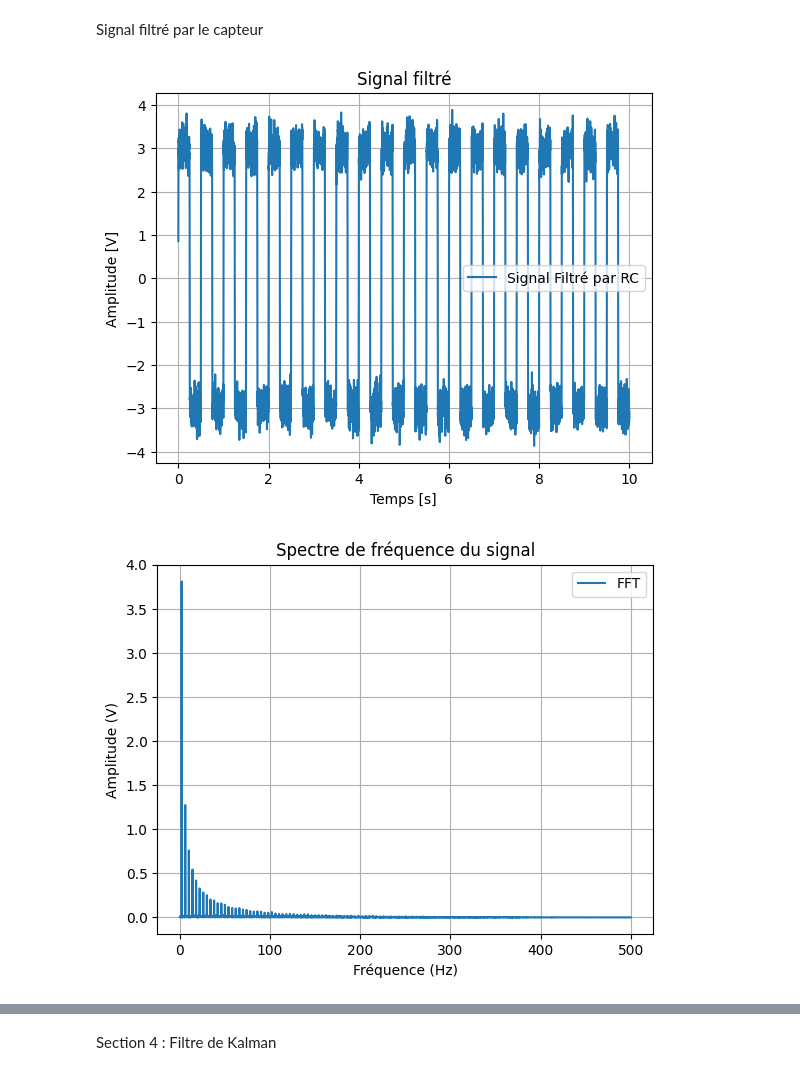
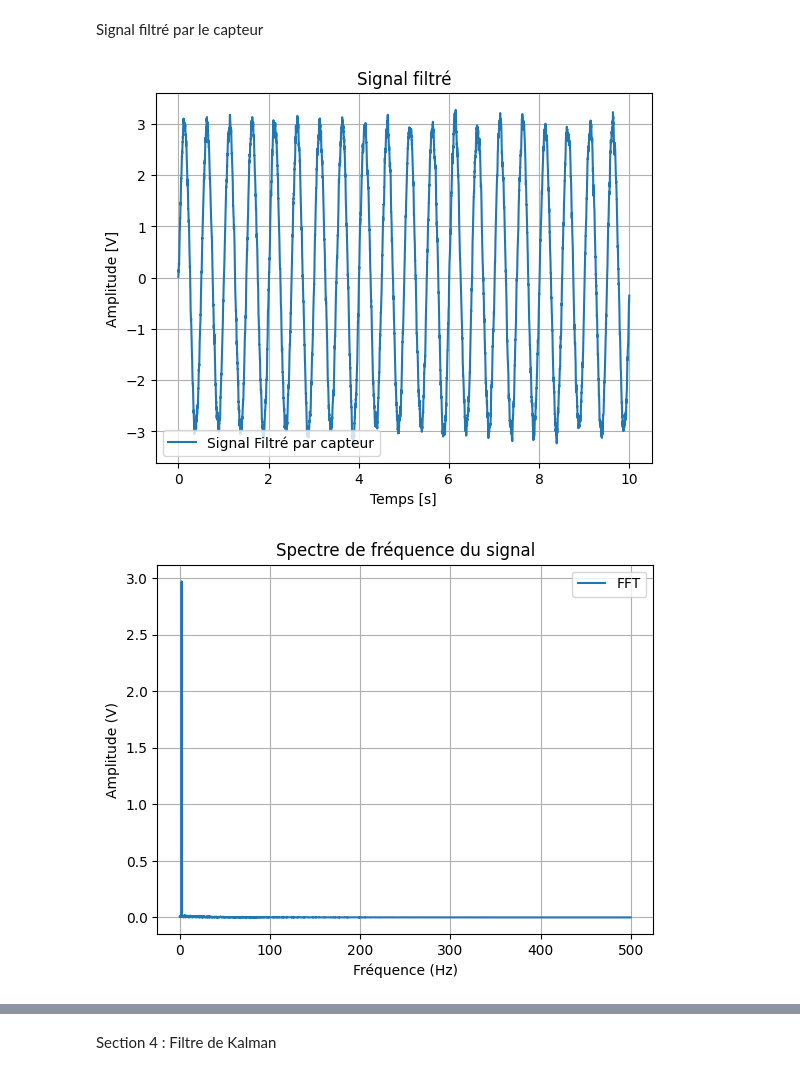
Before and after one commit to Trenzalore91/EI---KF, a Jupyter notebook: Untitled-1.ipynb, the cells around one changed output, grey strips where cells are left out. Saved outputs shown, nothing was run; the diff lists cells and outputs as text; code cells hidden in the pictures.

```diff
--- a/Untitled-1.ipynb
+++ b/Untitled-1.ipynb
@@ -146,7 +146,7 @@ Variables pour les filtres passe-bas
 Filtre_liste = []
 
 Filtre_id_1 = 1
-Filtre_fc_1 = 100
+Filtre_fc_1 = 15
 Filtre_Ordre_1 = 1
 Filtre_type_1 = 'passe-bas'
 Filtre_gain_1 = 1.
@@ -255,9 +255,9 @@ Section 3.1. : Signal sinusoïdal
     Je génère un signal sinusoïdal ou carré en fonction du paramètre de l'objet
     Ensuite, je met en graphique le signal d'entrée
 # %%
-Generation_Signal_Entrée = Signal_Original("carré", Signal_Ins_Amplitude, Signal_In_Frequence, TimeInOperation, Freq_Sample, Absicisse_Graph)
+Generation_Signal_Entrée = Signal_Original("sinus", Signal_Ins_Amplitude, Signal_In_Frequence, TimeInOperation, Freq_Sample, Absicisse_Graph)
 Signal_Entree = Generation_Signal_Entrée.GenerationSignal()
 plot_graph(Absicisse_Graph, Signal_Entree, 'Signal d\'entrée', 'Temps [s]', 'Amplitude [V]', 'Signal sinus')
 
-FFT_Signal(Signal_Entree, Freq_Sample, 5)
+FFT_Signal(Signal_Entree, Freq_Sample, 10)
 # %% [output]
@@ -327,19 +334,19 @@ Signal filtré par le capteur
 # %%
 Somme_Filtre=0
 
 for i in range(len(Filtre_liste)):
     Filtre_id = Filtre_liste[i][0]
     Filtre_fc = Filtre_liste[i][1]
     Filtre_Ordre = Filtre_liste[i][2]
     Filtre_type = Filtre_liste[i][3]
     Filtre_gain = Filtre_liste[i][4]
     Filtre = SignalFilter(Signal_Bruité, Filtre_type, Filtre_gain, Filtre_fc, Filtre_Ordre, Freq_Sample, 0.001, 1., W_Noise_STD, Signal_Entree)
     Filtre.Filtre_passe_bas()
     Somme_Filtre += Filtre.Filtre_passe_bas()
 
-plot_graph(Absicisse_Graph, Somme_Filtre, 'Signal filtré', 'Temps [s]', 'Amplitude [V]', 'Signal Filtré par RC')
+plot_graph(Absicisse_Graph, Somme_Filtre, 'Signal filtré', 'Temps [s]', 'Amplitude [V]', 'Signal Filtré par capteur')
 
-FFT_Signal(Somme_Filtre, Freq_Sample, 50)
+FFT_Signal(Somme_Filtre, Freq_Sample, 10)
 # %% [output]
-[figure, old version]
+[figure, new version]
-[figure, old version]
+[figure, new version]
```
Also changed, not shown: parts of 10 cells of this notebook.
